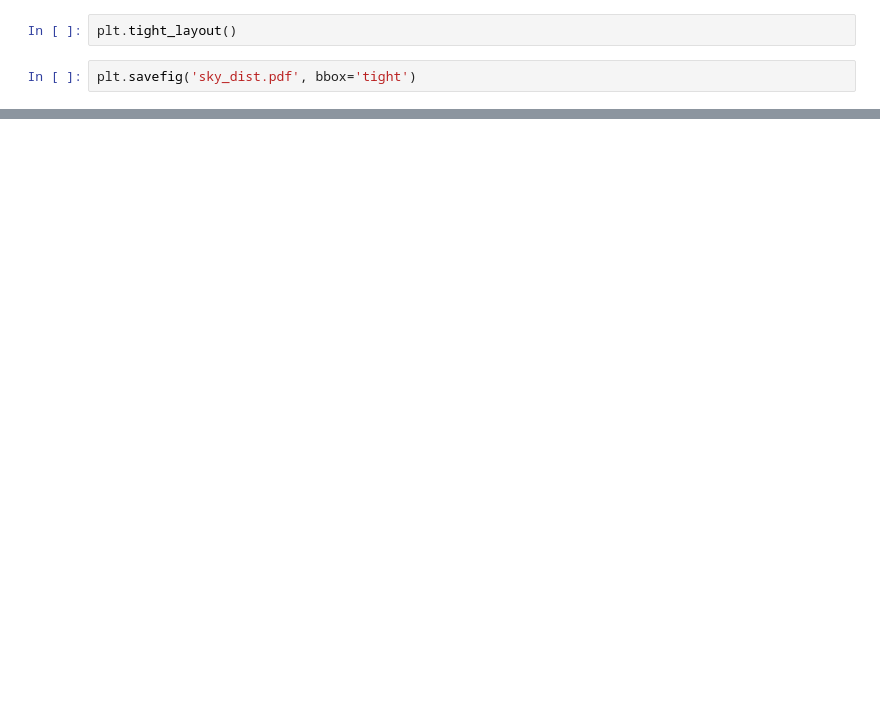
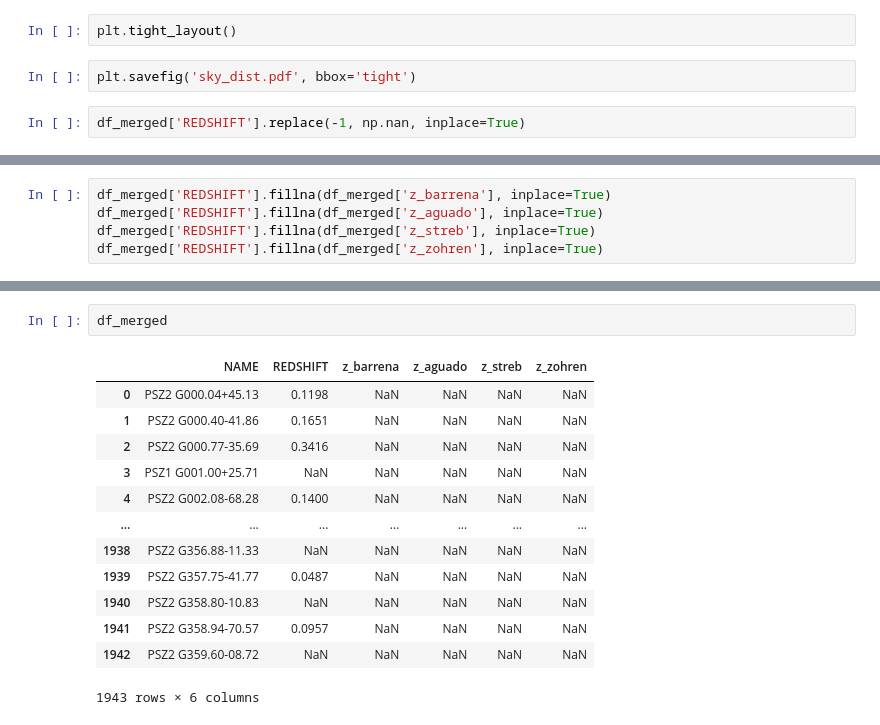
Before and after one commit to boada/swiftXRT, a Jupyter notebook: paper/01. Sky Coverage.ipynb, the cells around one changed output, grey strips where cells are left out. Saved outputs shown, nothing was run; the diff lists cells and outputs as text; blank space fills up the shorter version.

```diff
--- a/paper/01. Sky Coverage.ipynb
+++ b/paper/01. Sky Coverage.ipynb
@@ -101,3 +102,5 @@ ax.legend(handles=legend_elements, frameon=True)
 plt.tight_layout()
 # %%
 plt.savefig('sky_dist.pdf', bbox='tight')
+# %%
+df_merged['REDSHIFT'].replace(-1, np.nan, inplace=True)
@@ -103,0 +121,5 @@ plt.savefig('sky_dist.pdf', bbox='tight')
+# %%
+df_merged['REDSHIFT'].fillna(df_merged['z_barrena'], inplace=True)
+df_merged['REDSHIFT'].fillna(df_merged['z_aguado'], inplace=True)
+df_merged['REDSHIFT'].fillna(df_merged['z_streb'], inplace=True)
+df_merged['REDSHIFT'].fillna(df_merged['z_zohren'], inplace=True)
@@ -103,0 +140,16 @@ plt.savefig('sky_dist.pdf', bbox='tight')
+# %%
+df_merged
+# %% [output]
+|  | NAME | REDSHIFT | z_barrena | z_aguado | z_streb | z_zohren |
+| 0 | PSZ2 G000.04+45.13 | 0.1198 | NaN | NaN | NaN | NaN |
+| 1 | PSZ2 G000.40-41.86 | 0.1651 | NaN | NaN | NaN | NaN |
+| 2 | PSZ2 G000.77-35.69 | 0.3416 | NaN | NaN | NaN | NaN |
+| 3 | PSZ1 G001.00+25.71 | NaN | NaN | NaN | NaN | NaN |
+| 4 | PSZ2 G002.08-68.28 | 0.1400 | NaN | NaN | NaN | NaN |
+| ... | ... | ... | ... | ... | ... | ... |
+| 1938 | PSZ2 G356.88-11.33 | NaN | NaN | NaN | NaN | NaN |
+| 1939 | PSZ2 G357.75-41.77 | 0.0487 | NaN | NaN | NaN | NaN |
+| 1940 | PSZ2 G358.80-10.83 | NaN | NaN | NaN | NaN | NaN |
+| 1941 | PSZ2 G358.94-70.57 | 0.0957 | NaN | NaN | NaN | NaN |
+| 1942 | PSZ2 G359.60-08.72 | NaN | NaN | NaN | NaN | NaN |
+1943 rows × 6 columns
```
Also changed, not shown: parts of 4 cells of this notebook, 1 other file.
